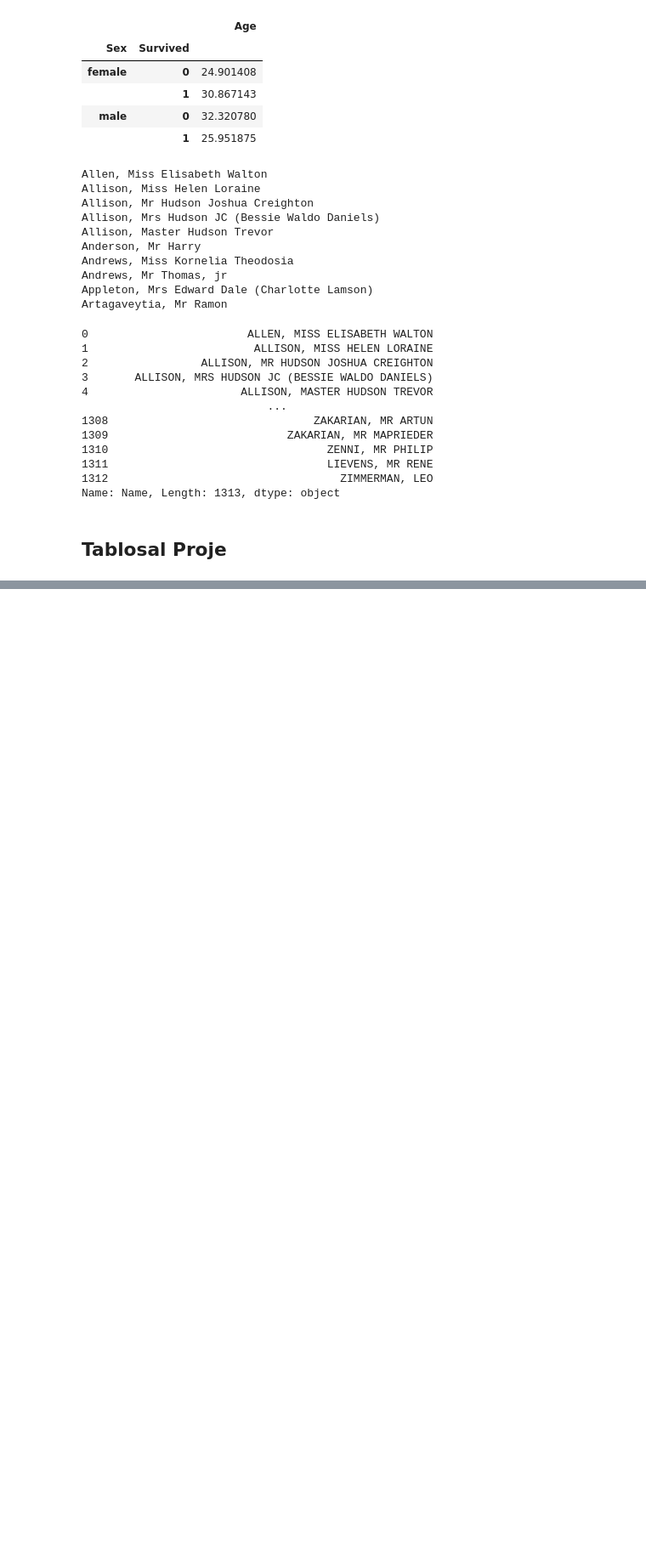
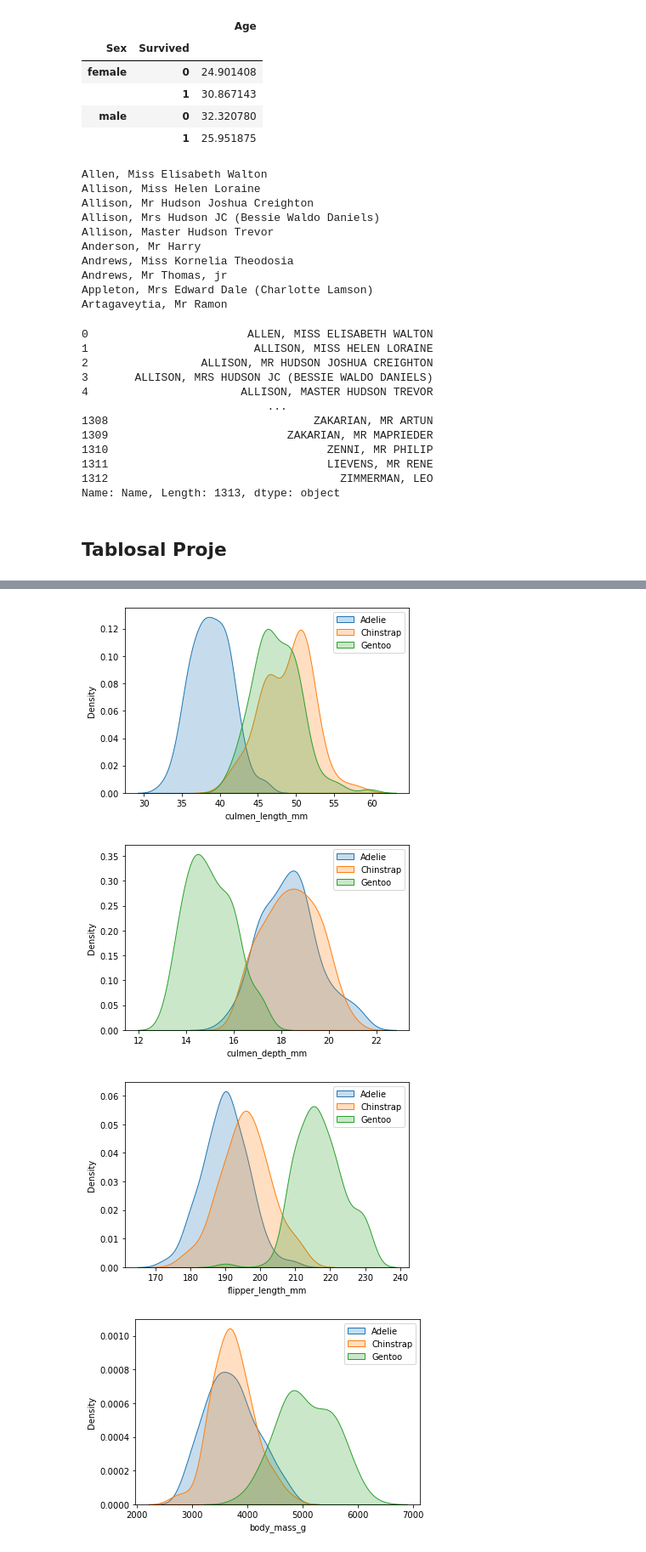
Before and after one commit to mericgenc92/veri-bilimi-egitimi, a Jupyter notebook: veri_bilimi_calisma.ipynb, the cells around one changed output, grey strips where cells are left out. Shown at 85% size. Drawn from its saved outputs; the diff is of its cells as text; code cells hidden in the pictures; blank space fills up the shorter version.

```diff
--- a/veri_bilimi_calisma.ipynb
+++ b/veri_bilimi_calisma.ipynb
@@ -249,0 +449,12 @@ Name: Name, Length: 1313, dtype: object
+# %%
+#plt.show işlem sonrası plotu çizip diğerine geçmesini sağlıyor
+for col in df.columns[2:-1]:
+    for species in df["species"].unique():
+        sns.kdeplot(df[df["species"]==species][col], shade=True, label=species)
+        plt.legend()
+    plt.show()
+# %% [output]
+[figure, added]
+[figure, added]
+[figure, added]
+[figure, added]
```
Also changed, not shown: parts of 61 cells of this notebook, 1 other file.
